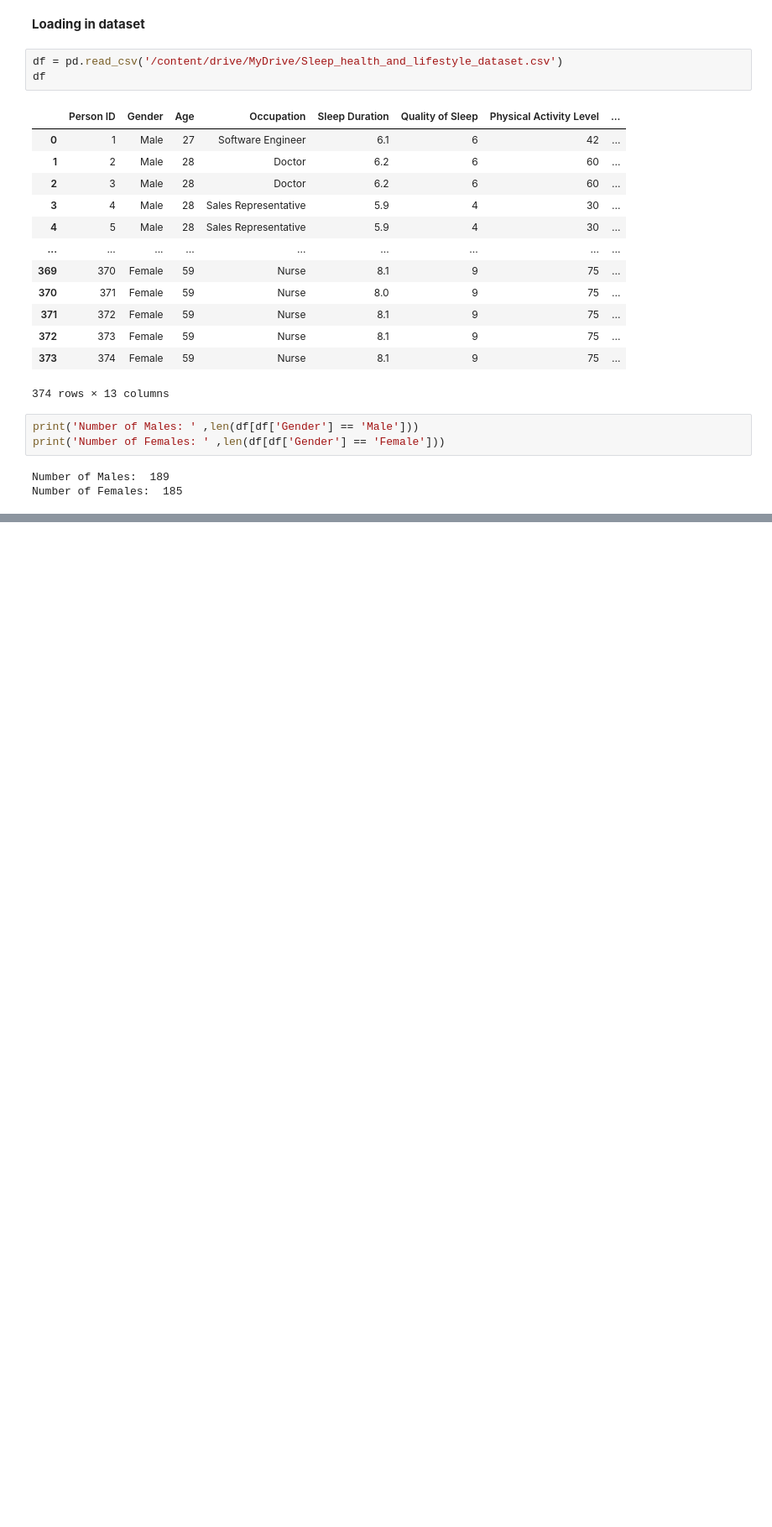
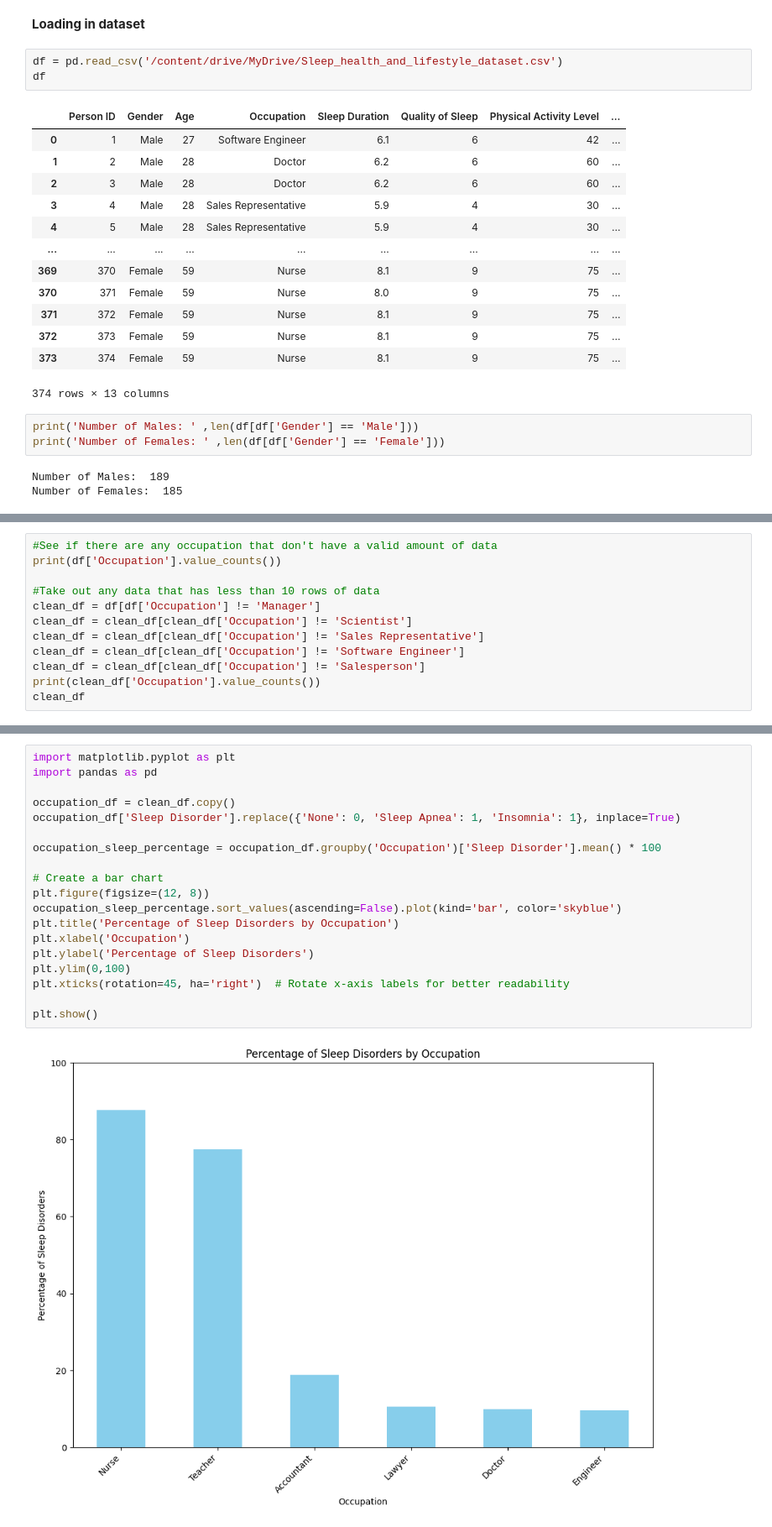
Before and after one commit to csmotherman/CSC302-Midterm, a Jupyter notebook: CSC202_Group_2_Midterm.ipynb, the cells around one changed output, grey strips where cells are left out. Shown at 84% size. Saved outputs shown, nothing was run; the diff lists cells and outputs as text; blank space fills up the shorter version.

```diff
--- a/CSC202_Group_2_Midterm.ipynb
+++ b/CSC202_Group_2_Midterm.ipynb
@@ -66,3 +68,15 @@ plt.ylim(0, 100)
 plt.show()
 # %% [output]
 [figure]
+# %%
+#See if there are any occupation that don't have a valid amount of data
+print(df['Occupation'].value_counts())
+
+#Take out any data that has less than 10 rows of data
+clean_df = df[df['Occupation'] != 'Manager']
+clean_df = clean_df[clean_df['Occupation'] != 'Scientist']
+clean_df = clean_df[clean_df['Occupation'] != 'Sales Representative']
+clean_df = clean_df[clean_df['Occupation'] != 'Software Engineer']
+clean_df = clean_df[clean_df['Occupation'] != 'Salesperson']
+print(clean_df['Occupation'].value_counts())
+clean_df
@@ -68,0 +116,21 @@ plt.show()
+# %%
+import matplotlib.pyplot as plt
+import pandas as pd
+
+occupation_df = clean_df.copy()
+occupation_df['Sleep Disorder'].replace({'None': 0, 'Sleep Apnea': 1, 'Insomnia': 1}, inplace=True)
+
+occupation_sleep_percentage = occupation_df.groupby('Occupation')['Sleep Disorder'].mean() * 100
+
+# Create a bar chart
+plt.figure(figsize=(12, 8))
+occupation_sleep_percentage.sort_values(ascending=False).plot(kind='bar', color='skyblue')
+plt.title('Percentage of Sleep Disorders by Occupation')
+plt.xlabel('Occupation')
+plt.ylabel('Percentage of Sleep Disorders')
+plt.ylim(0,100)
+plt.xticks(rotation=45, ha='right')  # Rotate x-axis labels for better readability
+
+plt.show()
+# %% [output]
+[figure, added]
```
Also changed, not shown: parts of 7 cells of this notebook.
